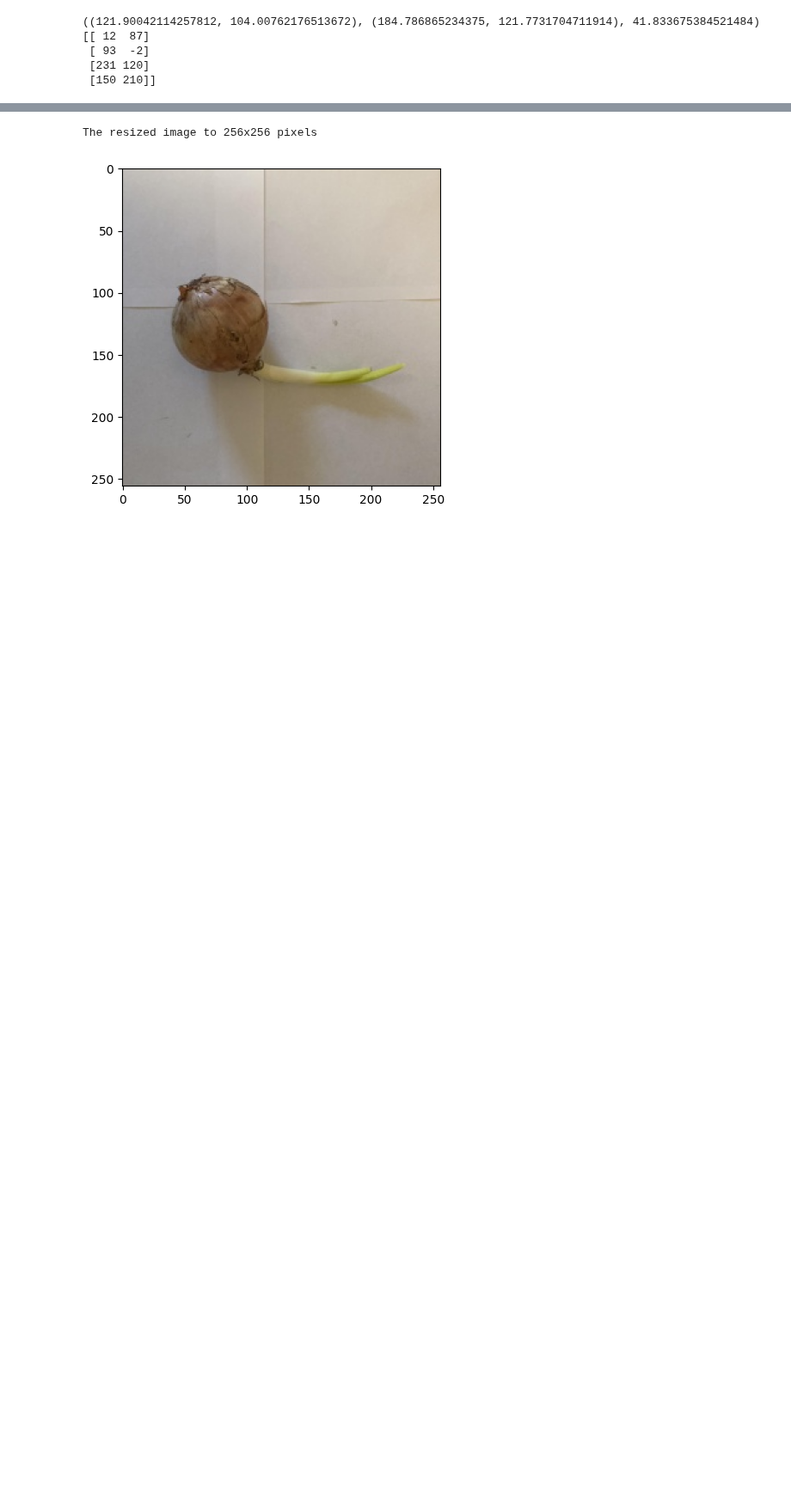
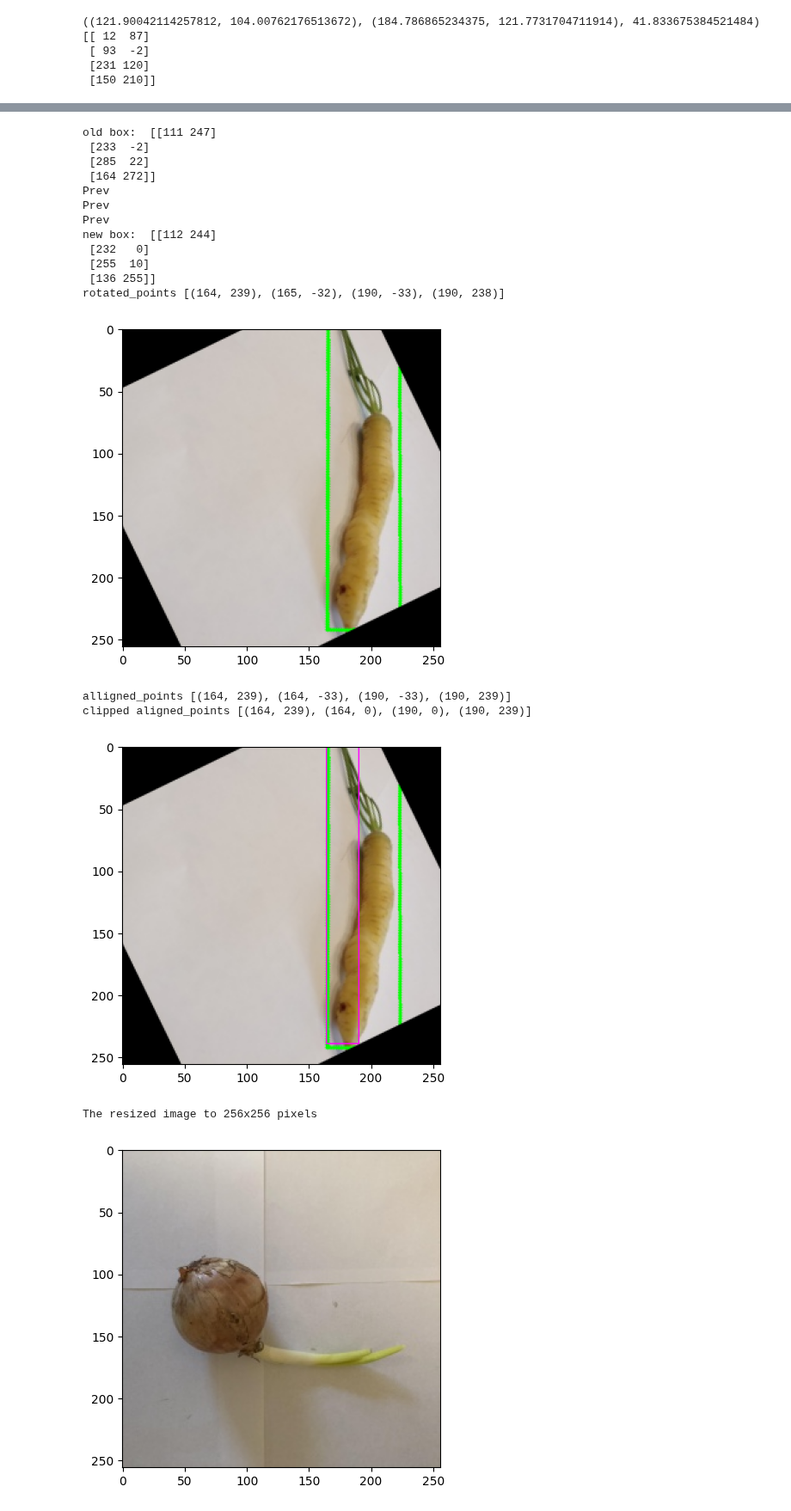
Before and after one commit to leons1396/AI_project, a Jupyter notebook: Image_processing/Preprocessing/image_preprocessing.ipynb, the cells around one changed output, grey strips where cells are left out. Shown at 86% size. Cells and saved outputs as stored; diff of their text form; code cells hidden in the pictures; blank space fills up the shorter version.

Commit message:
recalculate bounding box and draw it

```diff
--- a/Image_processing/Preprocessing/image_preprocessing.ipynb
+++ b/Image_processing/Preprocessing/image_preprocessing.ipynb
@@ -58,8 +58,8 @@ paths[25:50]
  'G:/Meine Ablage/KI_Projekt/Bilder/Karotte/karotte_24.jpg',
  'G:/Meine Ablage/KI_Projekt/Bilder/Karotte/karotte_25.jpg']
 # %%
-demo_img = ['G:/Meine Ablage/KI_Projekt/Bilder/Zwiebel_Trieb/zwiebel_trieb_20.jpg',
-            'G:/Meine Ablage/KI_Projekt/Bilder/Zwiebel/zwiebel_2.jpg'] # 209 previous karotte_trieb Trainingsdaten
+demo_img = ['G:/Meine Ablage/KI_Projekt/Bilder/Karotte_Trieb/karotte_trieb_19.jpg', #karotte_trieb_17
+            'G:/Meine Ablage/KI_Projekt/Bilder/Karotte_Trieb/karotte_trieb_19.jpg'] # 209 previous karotte_trieb Trainingsdaten
 paths = demo_img
 # %%
 vegis_df = pd.DataFrame(columns=["Hight", "Width", "R", "G", "B", "green pixels",
@@ -137,11 +137,19 @@ for i, path in enumerate(paths):
     print(img_name)
     if i < 3:
         print(vegis_df)
-    new_img, new_box = prep.resize_bound_box_and_draw(vegi_with_box_rgb, rect, box)
-    print(img_name)
-    print(box)
-    print(rect)
-    prep.show_image_plt(vegi_with_box_rgb)
+
+    # check if any points are outside of the image if yes move them within the img boundaries
+    resized_box = prep.recalculate_bounding_box(box)
+    rotated_points = prep.rotate_edge_points(resized_box, rect[2])
+    aligned_points = prep.align_edge_points(rotated_points)
+    aligned_points = prep.clip_aligned_points(aligned_points)
+
+    # rotate img and draw new bounding box
+    rotated_img = prep.rotate_img(vegi_with_box_rgb, rect[2])
+    vegi_with_new_box_rgb = prep.draw_rotated_box(rotated_img, aligned_points)
+
+    cv2.imwrite(f"G:/Meine Ablage/KI_Projekt/Bilder/Debugging_resize_function_v2/{img_name}_{i}.jpg", cv2.cvtColor(vegi_with_new_box_rgb, cv2.COLOR_BGR2RGB))
+
     """
     try:
         new_img, new_box = prep.resize_bound_box_and_draw(vegi_with_box_rgb, rect, box)
@@ -210,3 +194,0 @@ print(v_prev_point)
-# %%
-box[0] = (-5, 87)
-print(box)
@@ -335,3 +195,34 @@ new box:  [[  0  90]
+# %%
+print("old box: ", box)
+box = prep.recalculate_bounding_box(box)
+print("new box: ", box)
+rotated_points = prep.rotate_edge_points(box, rect[2])
+print("rotated_points", rotated_points)
+rotated_img = prep.rotate_img(vegi_with_box_rgb, rect[2])
+prep.show_image_plt(rotated_img)
+aligned_points = prep.align_edge_points(rotated_points)
+print("alligned_points", aligned_points)
+aligned_points = prep.clip_aligned_points(aligned_points)
+print("clipped aligned_points", aligned_points)
+vegi_with_new_box_rgb = prep.draw_rotated_box(rotated_img, aligned_points)
+prep.show_image_plt(vegi_with_new_box_rgb)
+# %% [output]
+old box:  [[111 247]
+ [233  -2]
+ [285  22]
+ [164 272]]
+Prev
+Prev
+Prev
+new box:  [[112 244]
+ [232   0]
+ [255  10]
+ [136 255]]
+rotated_points [(164, 239), (165, -32), (190, -33), (190, 238)]
+[figure, added]
+alligned_points [(164, 239), (164, -33), (190, -33), (190, 239)]
+clipped aligned_points [(164, 239), (164, 0), (190, 0), (190, 239)]
+[figure, added]
 # %%
 print("The resized image to 256x256 pixels")
 prep.show_image_plt(cv2.cvtColor(vegi_sq_BGR_original, cv2.COLOR_BGR2RGB))
```
Also changed, not shown: parts of 12 cells of this notebook, 1 other file.
